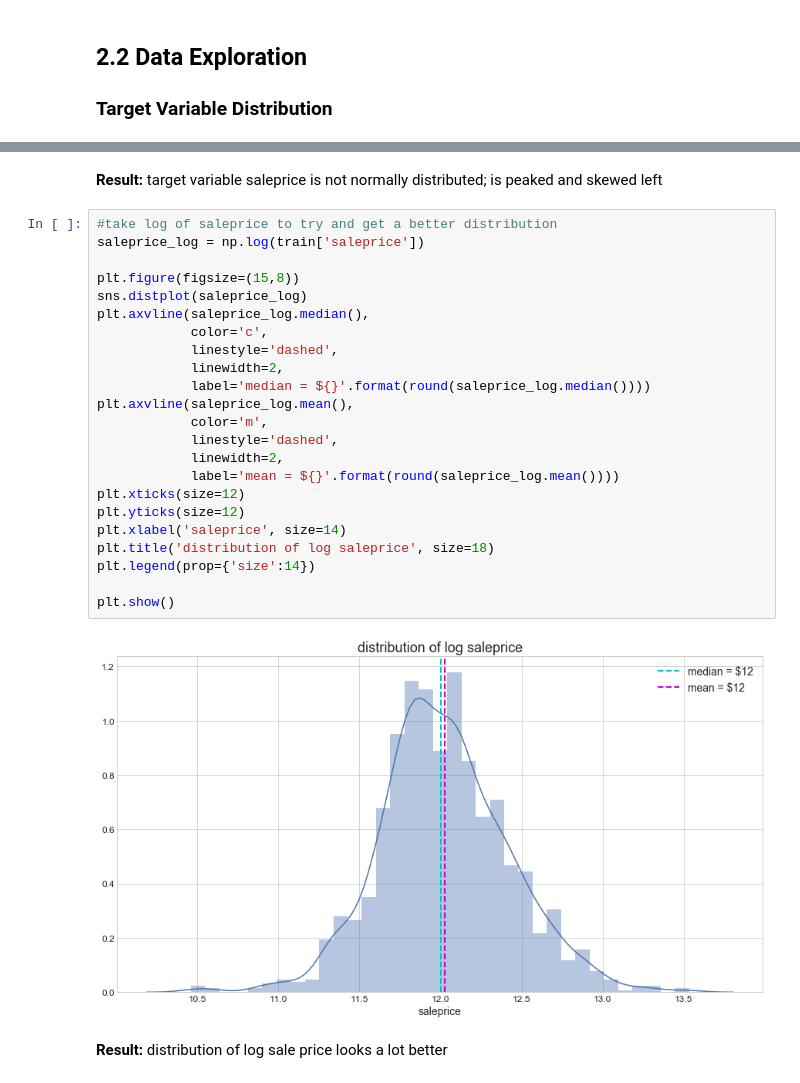
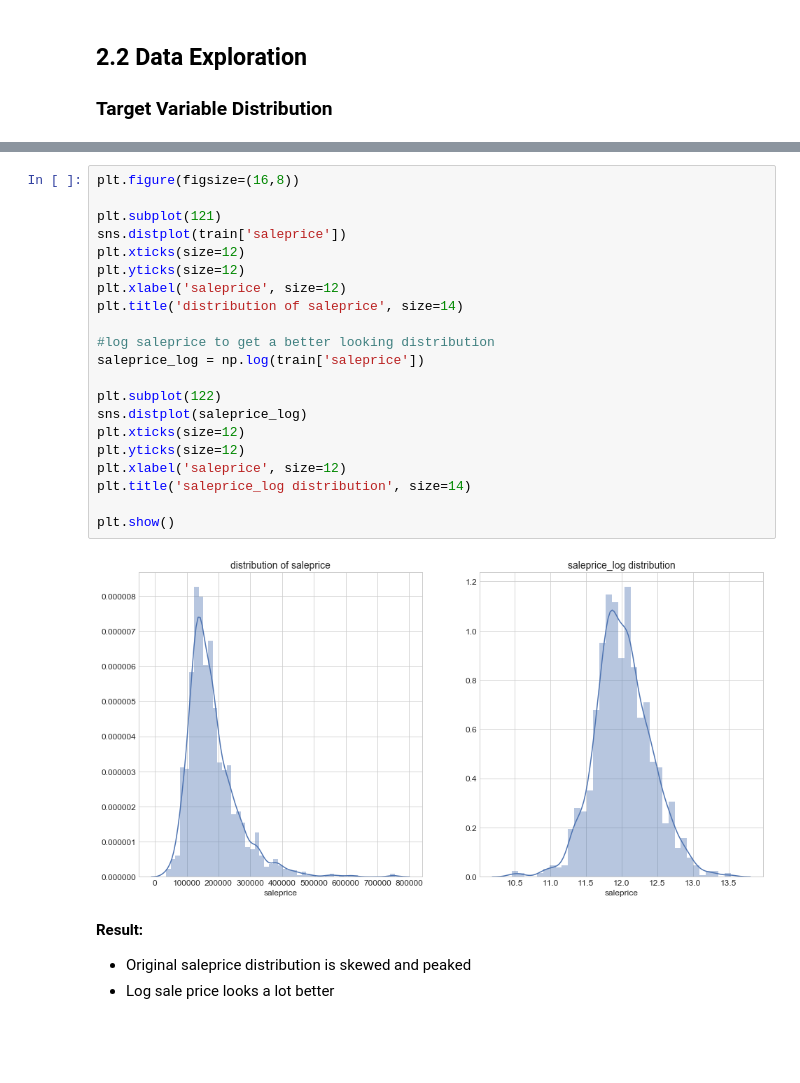
Before and after one commit to brianmcguckin/thinkful_unit_03_capstone, a Jupyter notebook: unit_03_capstone.ipynb, the cells around one changed output, grey strips where cells are left out. Drawn from its saved outputs; the diff is of its cells as text; blank space fills up the shorter version.

```diff
--- a/unit_03_capstone.ipynb
+++ b/unit_03_capstone.ipynb
@@ -259,29 +237,27 @@ plt.show()
-# %% [markdown]
-__Result:__ target variable saleprice is not normally distributed; is peaked and skewed left
-# %%
-#take log of saleprice to try and get a better distribution
-saleprice_log = np.log(train['saleprice'])
-
-plt.figure(figsize=(15,8))
-sns.distplot(saleprice_log)
-plt.axvline(saleprice_log.median(),
-            color='c',
-            linestyle='dashed',
-            linewidth=2,
-            label='median = ${}'.format(round(saleprice_log.median())))
-plt.axvline(saleprice_log.mean(),
-            color='m',
-            linestyle='dashed',
-            linewidth=2,
-            label='mean = ${}'.format(round(saleprice_log.mean())))
-plt.xticks(size=12)
-plt.yticks(size=12)
-plt.xlabel('saleprice', size=14)
-plt.title('distribution of log saleprice', size=18)
-plt.legend(prop={'size':14})
-
-plt.show()
-# %% [output]
-[figure, removed]
+# %%
+plt.figure(figsize=(16,8))
+
+plt.subplot(121)
+sns.distplot(train['saleprice'])
+plt.xticks(size=12)
+plt.yticks(size=12)
+plt.xlabel('saleprice', size=12)
+plt.title('distribution of saleprice', size=14)
+
+#log saleprice to get a better looking distribution
+saleprice_log = np.log(train['saleprice'])
+
+plt.subplot(122)
+sns.distplot(saleprice_log)
+plt.xticks(size=12)
+plt.yticks(size=12)
+plt.xlabel('saleprice', size=12)
+plt.title('saleprice_log distribution', size=14)
+
+plt.show()
+# %% [output]
+[figure, added]
 # %% [markdown]
-__Result:__ distribution of log sale price looks a lot better
+__Result:__
+- Original saleprice distribution is skewed and peaked
+- Log sale price looks a lot better
```
Also changed, not shown: parts of 11 cells of this notebook.
